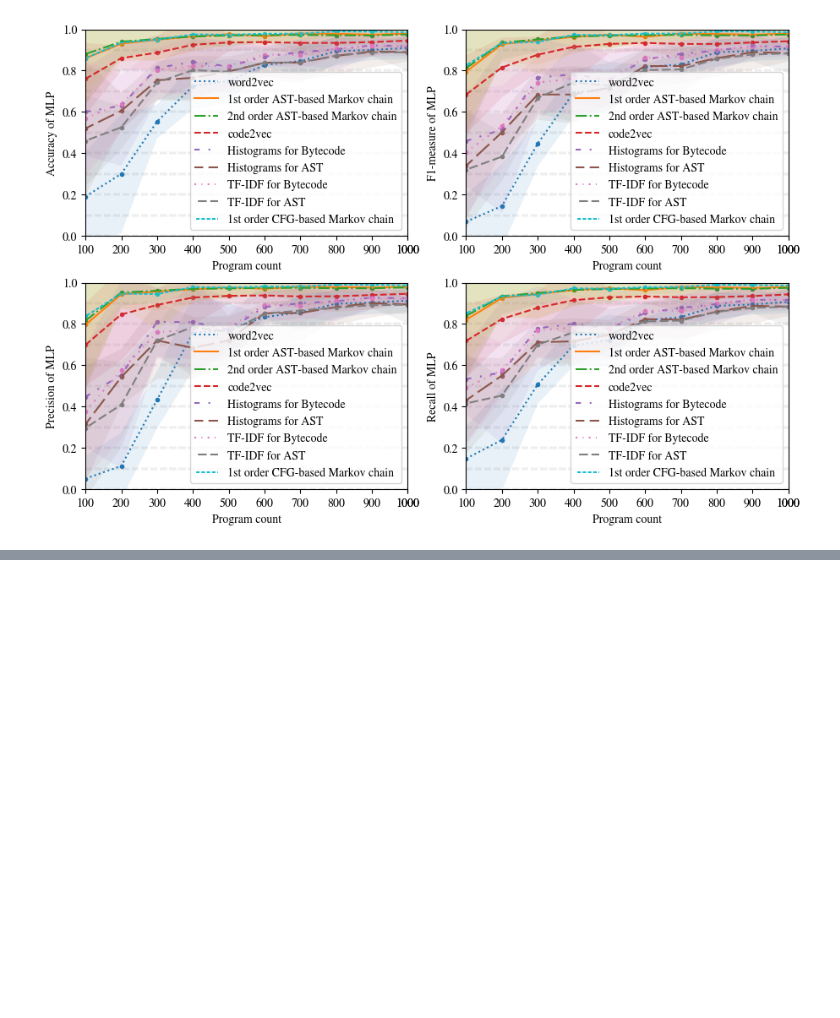
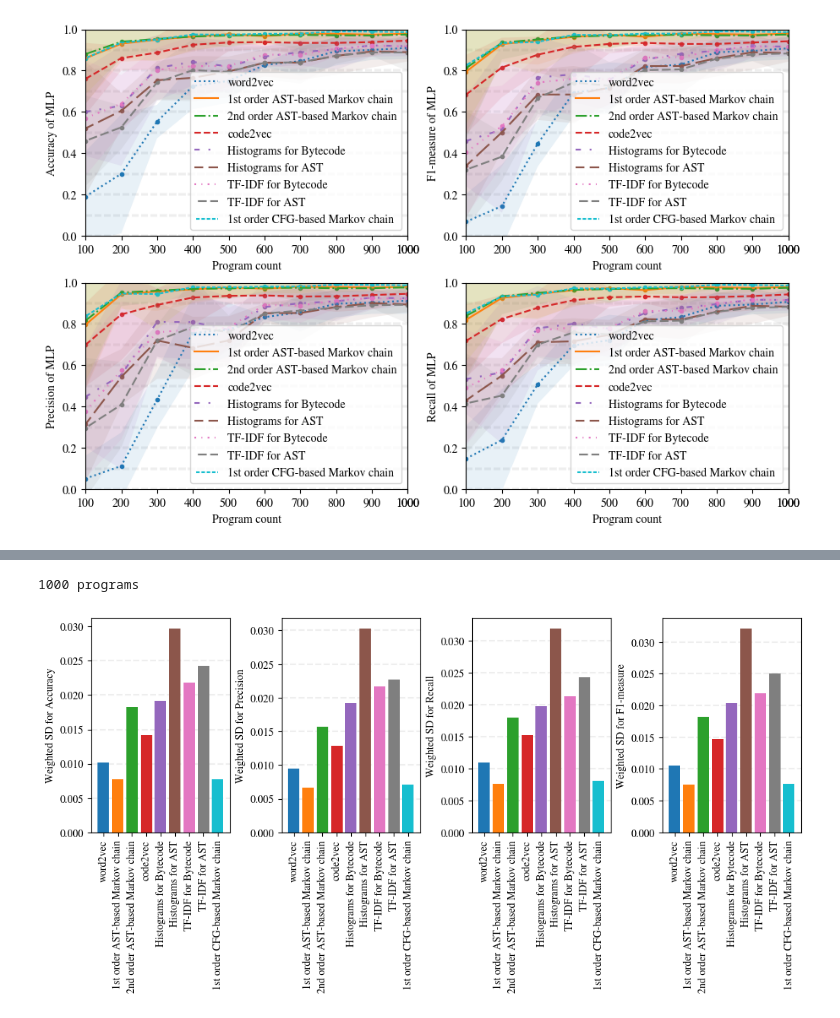
Before and after one commit to worldbeater/code-vecs, a Jupyter notebook: src/classification-plots.ipynb, the cells around one changed output, grey strips where cells are left out. Drawn from its saved outputs; the diff is of its cells as text; code cells hidden in the pictures; blank space fills up the shorter version.

```diff
--- a/src/classification-plots.ipynb
+++ b/src/classification-plots.ipynb
@@ -419,3 +653,51 @@ bars(weighted_standard_deviation, 'Weighted SD', 9, '1000 programs', 0.005, {
+# %%
+def weighted_mean(records):
+    total = sum(stdev ** -1 for _, stdev in records)
+    summa = sum(mean * (stdev) ** -1 / total for mean, stdev in records)
+    return summa
+
+def weighted_standard_deviation(records):
+    total = sum(stdev ** -1 for _, stdev in records)
+    wmean = weighted_mean(records)
+    summa = sum((mean - wmean) ** 2 * stdev ** -1 / total for mean, stdev in records)
+    return math.sqrt(summa)
+
+def bars(measure, measure_name, index, description, step, options, figsize=(10, 5), rotation='vertical', lim=None):
+    cmap = ['#1f77b4', '#ff7f0e', '#2ca02c', '#d62728', '#9467bd', '#8c564b', "#e377c2", "#7f7f7f", "#17becf"]
+    figure = plt.figure(constrained_layout=True, figsize=figsize, dpi=100)
+    axes = figure.subplot_mosaic('''ABCD''').values()
+    for axis, metric in zip(axes, WORDS.keys()):
+        records = {}
+        for algorithm, bunches in options.items():
+            for bunch in bunches:
+                vectorizer = bunch['name']
+                mean, stdev = bunch['statistics'][index][metric]
+                records.setdefault(vectorizer, [])
+                records[vectorizer].append((mean, stdev))
+        for vectorizer, recs in records.items():
+            records[vectorizer] = measure(recs)
+        for i, (vectorizer, score) in enumerate(records.items()):
+            axis.bar(i, score, color=cmap[i])
+        maxi = max(list(records.values()) + (lim or []))
+        for i in np.arange(0, maxi, step):
+            axis.axhline(y=i, color='#eeeeee', linestyle='--', zorder=-1)
+        labels = records.keys()
+        xticks = list(range(len(labels)))
+        axis.set_xticks(xticks, labels, rotation=rotation)
+        axis.set_ylabel(f"{measure_name} for {WORDS[metric]}")
+        axis.set_ylim(lim)
+    print(description)
+    save_figure(figure)
+
+bars(weighted_standard_deviation, 'Weighted SD', 9, '1000 programs', 0.005, {
+    'KNN': [WORD2VEC_KNN, MCHAIN1_KNN, MCHAIN2_KNN, CODE2VEC_KNN, BYTECODE_KNN, ASTHISTS_KNN, BYTECODE_TFIDF_KNN, AST_TFIDF_KNN, MCHAINB_KNN],
+    'MLP': [WORD2VEC_MLP, MCHAIN1_MLP, MCHAIN2_MLP, CODE2VEC_MLP, BYTECODE_MLP, ASTHISTS_MLP, BYTECODE_TFIDF_MLP, AST_TFIDF_MLP, MCHAINB_MLP],
+    'SVM': [WORD2VEC_SVM, MCHAIN1_SVM, MCHAIN2_SVM, CODE2VEC_SVM, BYTECODE_SVM, ASTHISTS_SVM, BYTECODE_TFIDF_SVM, AST_TFIDF_SVM, MCHAINB_SVM],
+    'RF':  [WORD2VEC_RF, MCHAIN1_RF, MCHAIN2_RF, CODE2VEC_RF, BYTECODE_RF, ASTHISTS_RF, BYTECODE_TFIDF_RF, AST_TFIDF_RF, MCHAINB_RF],
+})
+# %% [output]
+1000 programs
+[figure, added]
 # %%
 bars(weighted_mean, 'Weighted Mean', 9, '1000 programs', 0.005, {
     'KNN': [WORD2VEC_KNN, MCHAIN1_KNN, MCHAIN2_KNN, CODE2VEC_KNN, BYTECODE_KNN, ASTHISTS_KNN, BYTECODE_TFIDF_KNN, AST_TFIDF_KNN, MCHAINB_KNN],
```
Also changed, not shown: parts of 3 cells of this notebook.
